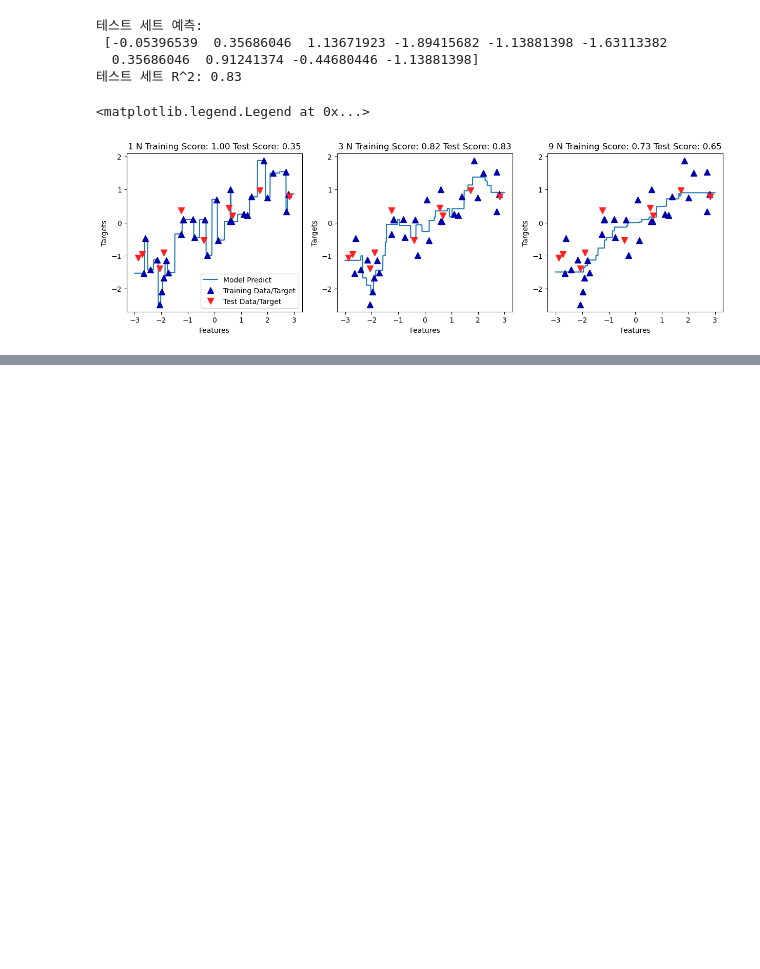
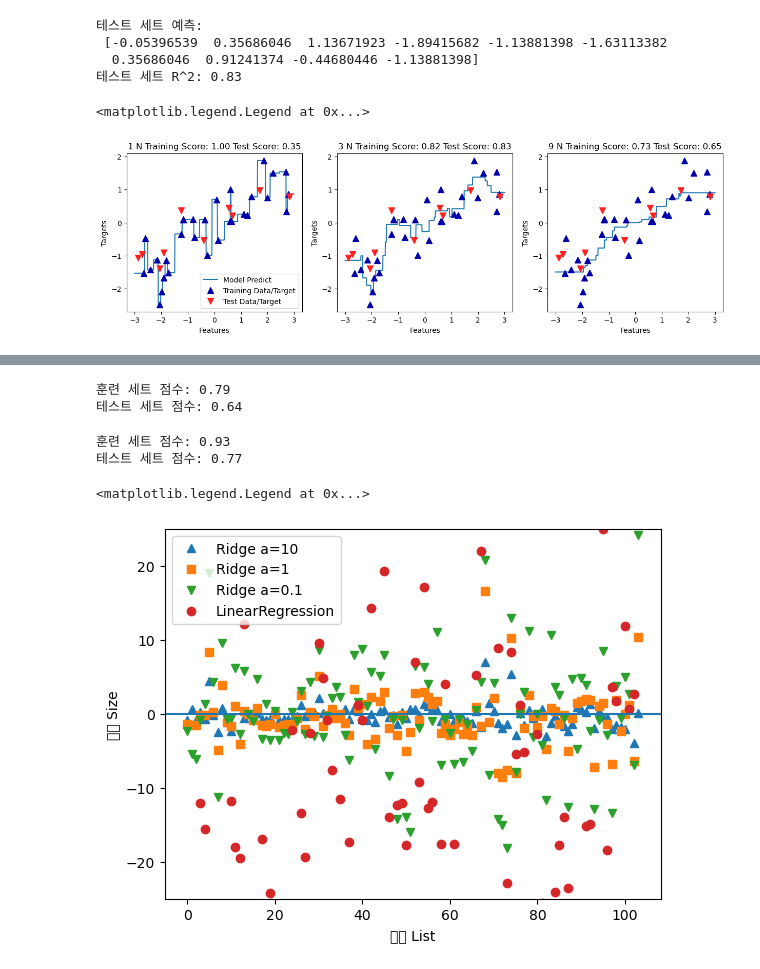
Before and after one commit to sbs24013/CCT, a Jupyter notebook: 파이썬 라이브러리를 활용한 머신러닝/02 지도학습.ipynb, the cells around one changed output, grey strips where cells are left out. Cells and saved outputs as stored; diff of their text form; code cells hidden in the pictures; blank space fills up the shorter version.

```diff
--- a/파이썬 라이브러리를 활용한 머신러닝/02 지도학습.ipynb
+++ b/파이썬 라이브러리를 활용한 머신러닝/02 지도학습.ipynb
@@ -282,0 +361,46 @@ axes[0].legend(["Model Predict", "Training Data/Target", "Test Data/Target"], lo
+# %%
+# alpha 값이 10일 때 성능
+
+ridge10 = Ridge(alpha=10).fit(X_train, y_train)
+print("훈련 세트 점수: {:.2f}".format(ridge10.score(X_train, y_train)))
+print("테스트 세트 점수: {:.2f}".format(ridge10.score(X_test, y_test)))
+
+# Output
+# 훈련 세트 점수: 0.79
+# 테스트 세트 점수: 0.64
+# %% [output]
+훈련 세트 점수: 0.79
+테스트 세트 점수: 0.64
+# %%
+# alpha 값이 0.1일 때 성능
+
+ridge01 = Ridge(alpha=0.1).fit(X_train, y_train)
+print("훈련 세트 점수: {:.2f}".format(ridge01.score(X_train, y_train)))
+print("테스트 세트 점수: {:.2f}".format(ridge01.score(X_test, y_test)))
+
+# Output
+# 훈련 세트 점수: 0.93
+# 테스트 세트 점수: 0.77
+# %% [output]
+훈련 세트 점수: 0.93
+테스트 세트 점수: 0.77
+# %%
+# a 크기에 따른 w(coef_) 값
+
+plt.plot(ridge10.coef_, '^', label="Ridge a=10")
+plt.plot(ridge.coef_, 's', label="Ridge a=1")
+plt.plot(ridge01.coef_, 'v', label="Ridge a=0.1")
+plt.plot(lr.coef_, 'o', label="LinearRegression")
+
+plt.xlabel("Coefficient List")
+plt.ylabel("Coefficient Size")
+
+xlims = plt.xlim()
+
+plt.hlines(0, xlims[0], xlims[1])
+plt.xlim(xlims)
+plt.ylim(-25, 25)
+plt.legend()
+# %% [output]
+<matplotlib.legend.Legend at 0x...>
+[figure, added]
```
Also changed, not shown: parts of 5 cells of this notebook, 7 other files.
